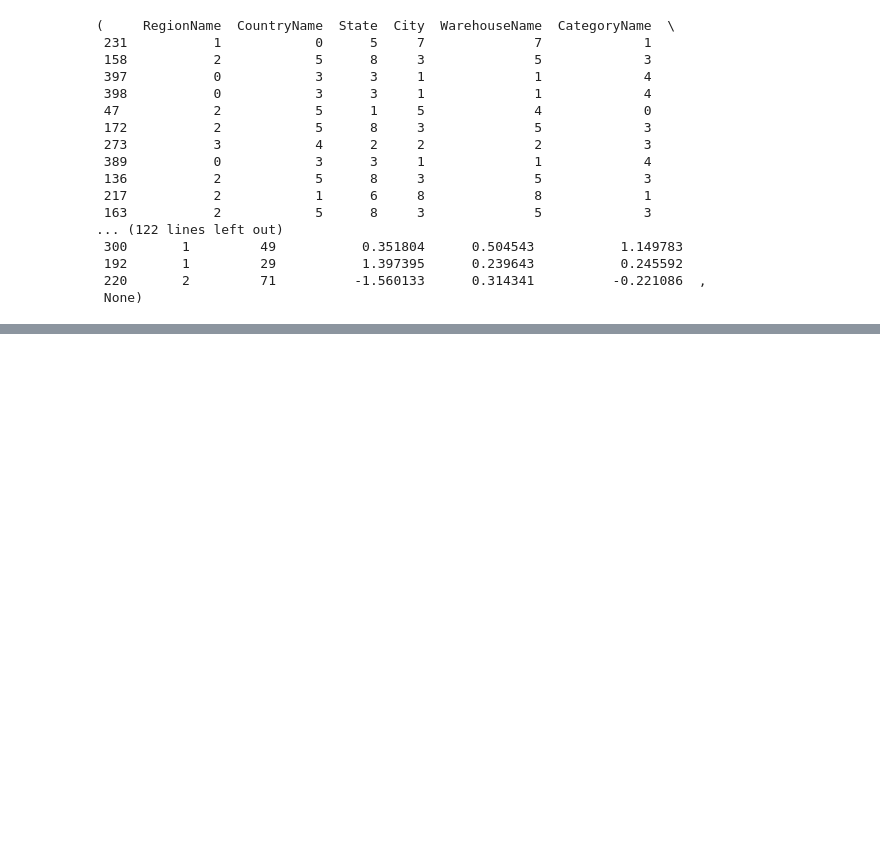
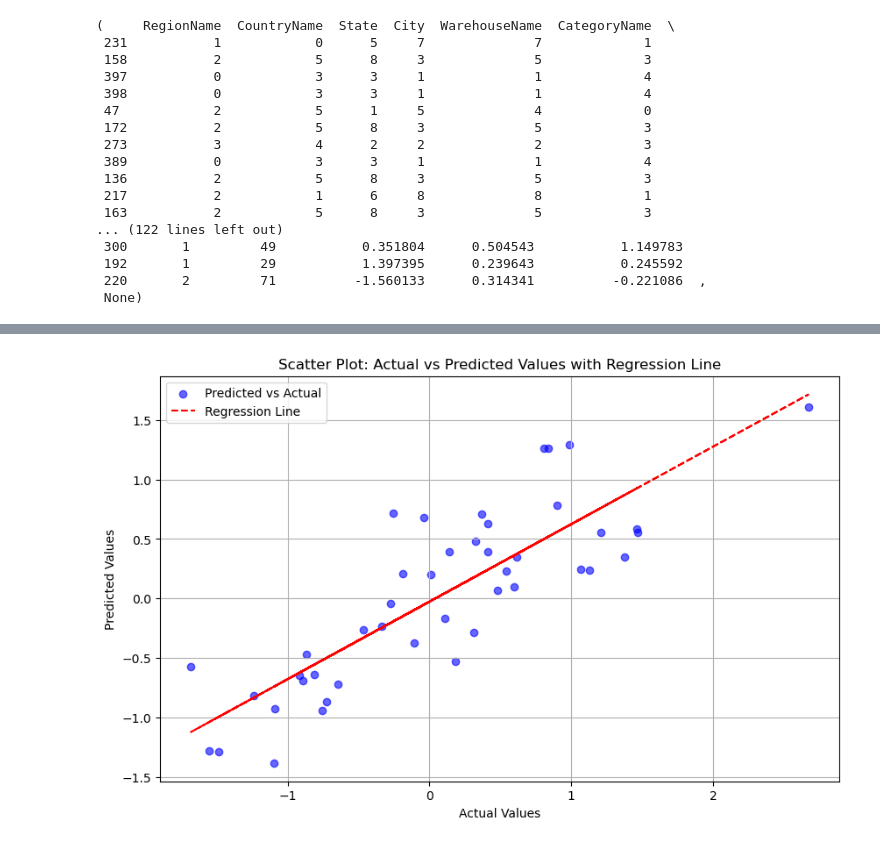
Before and after one commit to KCSchmutz/MLG382_CYO_PROJ_GroupX, a Jupyter notebook: notebooks/MLG382_CYO_PROJ_GroupX.ipynb, the cells around one changed output, grey strips where cells are left out. Cells and saved outputs as stored; diff of their text form; code cells hidden in the pictures; blank space fills up the shorter version.

```diff
--- a/notebooks/MLG382_CYO_PROJ_GroupX.ipynb
+++ b/notebooks/MLG382_CYO_PROJ_GroupX.ipynb
@@ -311,3 +347,82 @@ X_test, Y_test.to_csv('../data/test.csv', index=False)
  192       1         29           1.397395      0.239643           0.245592
  220       2         71          -1.560133      0.314341          -0.221086  ,
  None)
+# %%
+# Assuming X and Y are already defined
+categorical_cols = X.select_dtypes(include=['object', 'category']).columns.tolist()
+numerical_cols = X.select_dtypes(include=['int64', 'float64']).columns.tolist()
+
+# Preprocessing: Scaling numeric features and encoding categorical features
+preprocessor = ColumnTransformer([
+    ("cat", OneHotEncoder(handle_unknown="ignore", sparse_output=False), categorical_cols),
+    ("num", StandardScaler(), numerical_cols)
+])
+
+X_processed = preprocessor.fit_transform(X)
+X_train, X_test, Y_train, Y_test = train_test_split(X_processed, Y, test_size=0.2, random_state=42)
+
+# Looping logic
+best_r2 = -np.inf
+best_model = None
+r2_threshold = 0.90       # Stop if R2 >= this
+max_attempts = 5          # Changed to 5 attempts
+attempt = 0
+
+while best_r2 < r2_threshold and attempt < max_attempts:
+    attempt += 1
+    print(f"\n🔁 Attempt {attempt}...")
+
+    # Building a simple model for regression
+    model = Sequential([
+        Dense(128, activation='relu', input_shape=(X_train.shape[1],)),
+        Dropout(0.3),
+        Dense(64, activation='relu'),
+        Dropout(0.2),
+        Dense(1)  # Output layer with 1 unit for regression
+    ])
+
+    model.compile(optimizer=Adam(), loss='mse', metrics=['mae'])
+
+    # Train the model
+    model.fit(X_train, Y_train, epochs=30, batch_size=32, validation_split=0.2, verbose=0)
+
+    # Evaluate the model on the test set
+    Y_pred = model.predict(X_test).flatten()
+    r2 = r2_score(Y_test, Y_pred)
+    mse = mean_squared_error(Y_test, Y_pred)
+    print(f"Test R²: {r2:.4f}")
+    print(f"Test MSE: {mse:.4f}")  # Mean Squared Error for regression
+
+    if r2 > best_r2:
+        best_r2 = r2
+        best_model = model
+
+print(f"\n Loop ended after {attempt} attempts. Best R² Score: {best_r2:.4f}")
+
+# ---- Scatter Plot: Actual vs Predicted Values with Regression Line ----
+plt.figure(figsize=(10, 6))
+plt.scatter(Y_test.values, Y_pred, label='Predicted vs Actual', color='blue', alpha=0.6)
+
+# Add regression line
+slope, intercept = np.polyfit(Y_test.values, Y_pred, 1)  # Fit a line to the scatter points
+regression_line = slope * Y_test.values + intercept
+plt.plot(Y_test.values, regression_line, label='Regression Line', color='red', linestyle='--')
+
+plt.title('Scatter Plot: Actual vs Predicted Values with Regression Line')
+plt.xlabel('Actual Values')
+plt.ylabel('Predicted Values')
+plt.legend()
+plt.grid(True)
+plt.show()
+
+# ---- Line Graph: Actual vs Predicted Values ----
+plt.figure(figsize=(10, 6))
+plt.plot(Y_test.values, label='Actual Values', color='b', linestyle='-', marker='o', markersize=5)
+plt.plot(Y_pred, label='Predicted Values', color='r', linestyle='-', marker='x', markersize=5)
+plt.title('Line Graph: Actual vs Predicted Values')
+plt.xlabel('Index')
+plt.ylabel('Values (e.g., Profits)')
+plt.legend()
+plt.grid(True)
+plt.show()
+# %% [output]
@@ -313,0 +455 @@ X_test, Y_test.to_csv('../data/test.csv', index=False)
+[figure, added]
```
Also changed, not shown: parts of 7 cells of this notebook, 9 other files.
